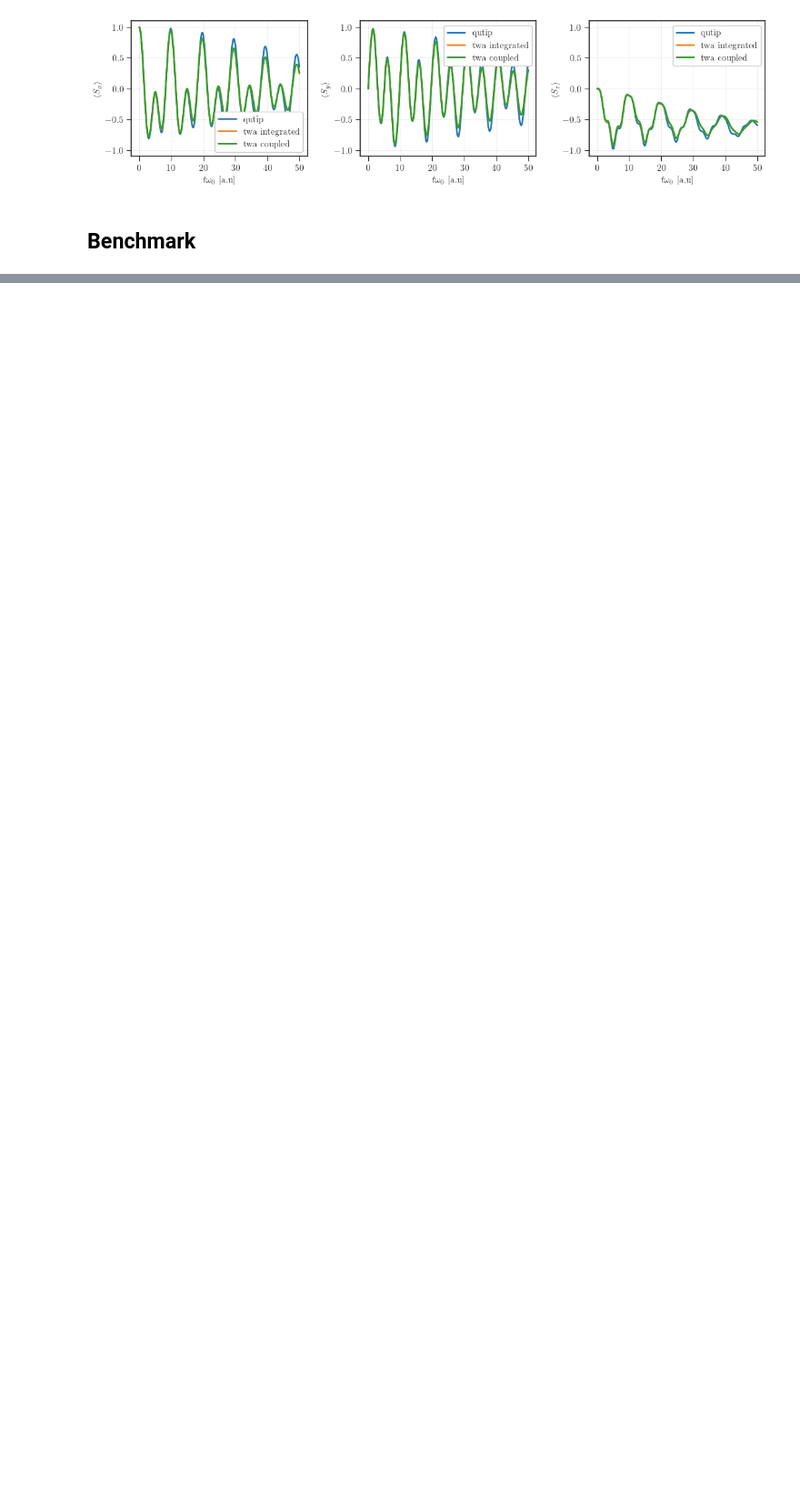
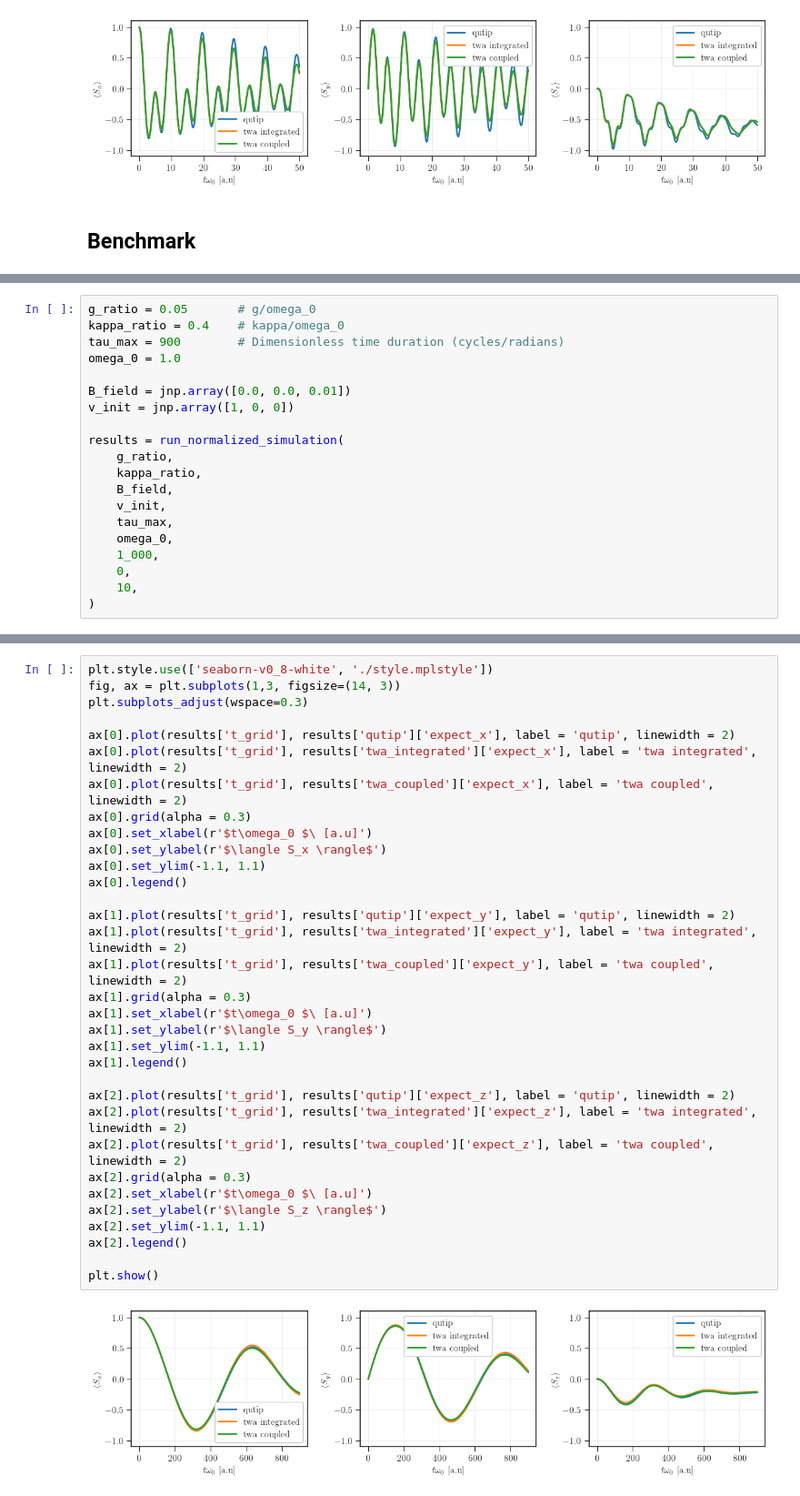
Before and after one commit to juardilag/twa_py, a Jupyter notebook: lossy_boson_test.ipynb, the cells around one changed output, grey strips where cells are left out. Shown at 91% size. Drawn from its saved outputs; the diff is of its cells as text; blank space fills up the shorter version.

Commit message:
added small B results

```diff
--- a/lossy_boson_test.ipynb
+++ b/lossy_boson_test.ipynb
@@ -570,0 +575,20 @@ plt.show()
+# %%
+g_ratio = 0.05       # g/omega_0
+kappa_ratio = 0.4    # kappa/omega_0
+tau_max = 900        # Dimensionless time duration (cycles/radians)
+omega_0 = 1.0
+
+B_field = jnp.array([0.0, 0.0, 0.01])
+v_init = jnp.array([1, 0, 0])
+
+results = run_normalized_simulation(
+    g_ratio,
+    kappa_ratio,
+    B_field,
+    v_init,
+    tau_max,
+    omega_0,
+    1_000,
+    0,
+    10,
+)
@@ -570,0 +601,35 @@ plt.show()
+# %%
+plt.style.use(['seaborn-v0_8-white', './style.mplstyle'])
+fig, ax = plt.subplots(1,3, figsize=(14, 3))
+plt.subplots_adjust(wspace=0.3)
+
+ax[0].plot(results['t_grid'], results['qutip']['expect_x'], label = 'qutip', linewidth = 2)
+ax[0].plot(results['t_grid'], results['twa_integrated']['expect_x'], label = 'twa integrated', linewidth = 2)
+ax[0].plot(results['t_grid'], results['twa_coupled']['expect_x'], label = 'twa coupled', linewidth = 2)
+ax[0].grid(alpha = 0.3)
+ax[0].set_xlabel(r'$t\omega_0 $\ [a.u]')
+ax[0].set_ylabel(r'$\langle S_x \rangle$')
+ax[0].set_ylim(-1.1, 1.1)
+ax[0].legend()
+
+ax[1].plot(results['t_grid'], results['qutip']['expect_y'], label = 'qutip', linewidth = 2)
+ax[1].plot(results['t_grid'], results['twa_integrated']['expect_y'], label = 'twa integrated', linewidth = 2)
+ax[1].plot(results['t_grid'], results['twa_coupled']['expect_y'], label = 'twa coupled', linewidth = 2)
+ax[1].grid(alpha = 0.3)
+ax[1].set_xlabel(r'$t\omega_0 $\ [a.u]')
+ax[1].set_ylabel(r'$\langle S_y \rangle$')
+ax[1].set_ylim(-1.1, 1.1)
+ax[1].legend()
+
+ax[2].plot(results['t_grid'], results['qutip']['expect_z'], label = 'qutip', linewidth = 2)
+ax[2].plot(results['t_grid'], results['twa_integrated']['expect_z'], label = 'twa integrated', linewidth = 2)
+ax[2].plot(results['t_grid'], results['twa_coupled']['expect_z'], label = 'twa coupled', linewidth = 2)
+ax[2].grid(alpha = 0.3)
+ax[2].set_xlabel(r'$t\omega_0 $\ [a.u]')
+ax[2].set_ylabel(r'$\langle S_z \rangle$')
+ax[2].set_ylim(-1.1, 1.1)
+ax[2].legend()
+
+plt.show()
+# %% [output]
+[figure, added]
```
Also changed, not shown: parts of 8 cells of this notebook.
